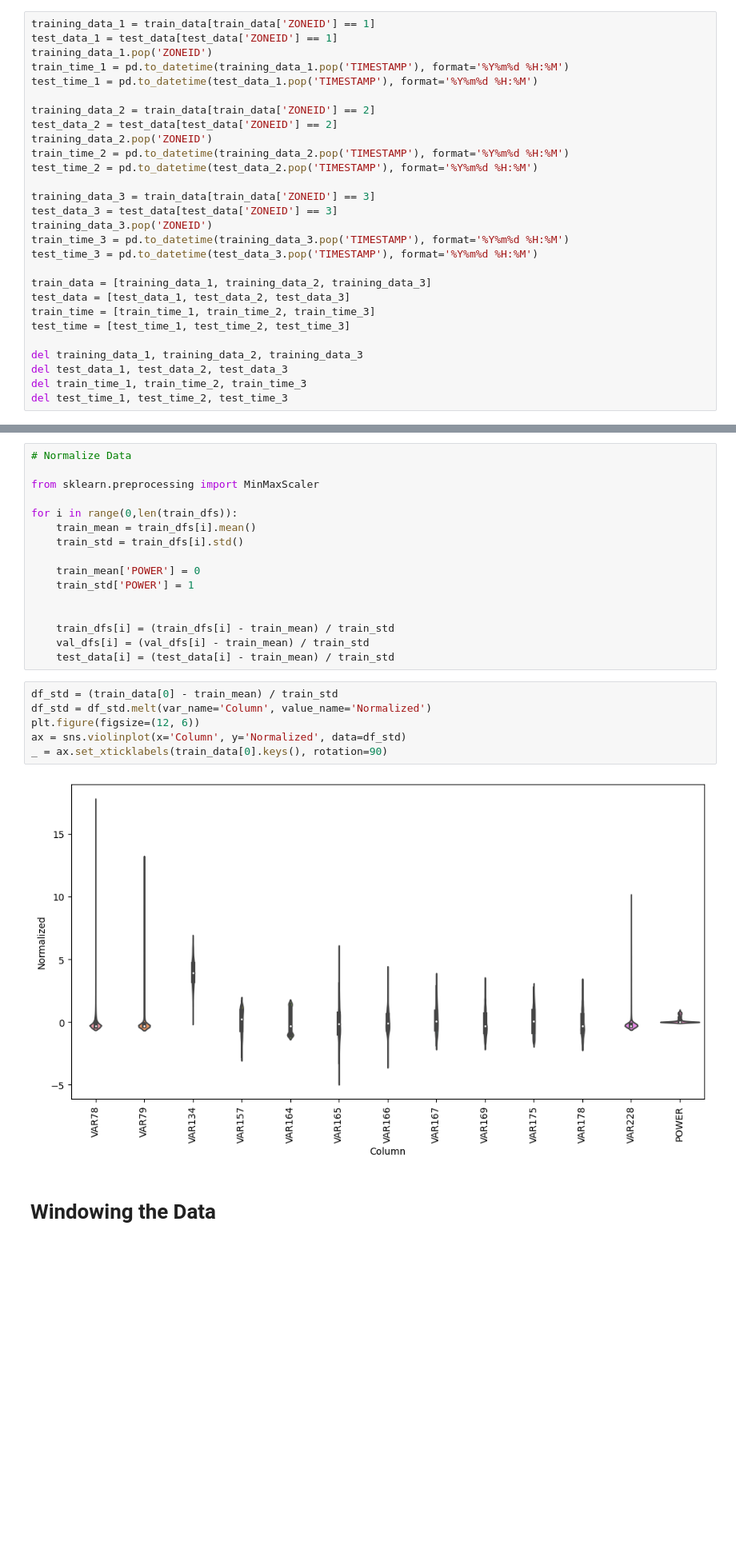
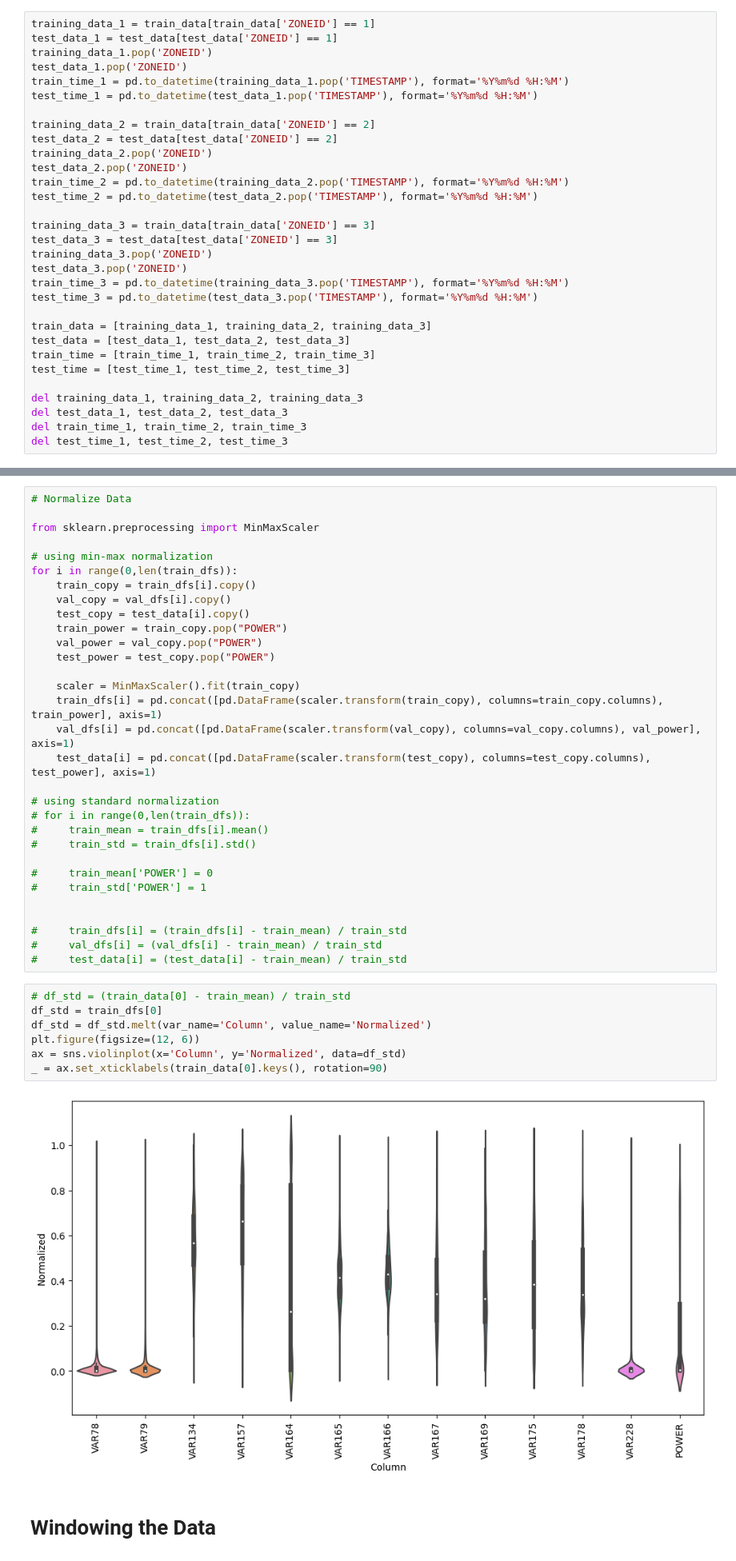
Before and after one commit to antoniolang1107/Solar-Power, a Jupyter notebook: solar.ipynb, the cells around one changed output, grey strips where cells are left out. Shown at 80% size. Saved outputs shown, nothing was run; the diff lists cells and outputs as text; blank space fills up the shorter version.

Commit message:
Implemented min-max normalization Fixed error where ZONEID was not being removed from the test datasets

```diff
--- a/solar.ipynb
+++ b/solar.ipynb
@@ -32,18 +32,21 @@ train_data.head()
 training_data_1 = train_data[train_data['ZONEID'] == 1]
 test_data_1 = test_data[test_data['ZONEID'] == 1]
 training_data_1.pop('ZONEID')
+test_data_1.pop('ZONEID')
 train_time_1 = pd.to_datetime(training_data_1.pop('TIMESTAMP'), format='%Y%m%d %H:%M')
 test_time_1 = pd.to_datetime(test_data_1.pop('TIMESTAMP'), format='%Y%m%d %H:%M')
 
 training_data_2 = train_data[train_data['ZONEID'] == 2]
 test_data_2 = test_data[test_data['ZONEID'] == 2]
 training_data_2.pop('ZONEID')
+test_data_2.pop('ZONEID')
 train_time_2 = pd.to_datetime(training_data_2.pop('TIMESTAMP'), format='%Y%m%d %H:%M')
 test_time_2 = pd.to_datetime(test_data_2.pop('TIMESTAMP'), format='%Y%m%d %H:%M')
 
 training_data_3 = train_data[train_data['ZONEID'] == 3]
 test_data_3 = test_data[test_data['ZONEID'] == 3]
 training_data_3.pop('ZONEID')
+test_data_3.pop('ZONEID')
 train_time_3 = pd.to_datetime(training_data_3.pop('TIMESTAMP'), format='%Y%m%d %H:%M')
 test_time_3 = pd.to_datetime(test_data_3.pop('TIMESTAMP'), format='%Y%m%d %H:%M')
 
@@ -175,25 +178,41 @@ for dataset in train_data:
 
 from sklearn.preprocessing import MinMaxScaler
 
+# using min-max normalization
 for i in range(0,len(train_dfs)):
-    train_mean = train_dfs[i].mean()
-    train_std = train_dfs[i].std()
+    train_copy = train_dfs[i].copy()
+    val_copy = val_dfs[i].copy()
+    test_copy = test_data[i].copy()
+    train_power = train_copy.pop("POWER")
+    val_power = val_copy.pop("POWER")
+    test_power = test_copy.pop("POWER")
 
-    train_mean['POWER'] = 0
-    train_std['POWER'] = 1
+    scaler = MinMaxScaler().fit(train_copy)
+    train_dfs[i] = pd.concat([pd.DataFrame(scaler.transform(train_copy), columns=train_copy.columns), train_power], axis=1)
+    val_dfs[i] = pd.concat([pd.DataFrame(scaler.transform(val_copy), columns=val_copy.columns), val_power], axis=1)
+    test_data[i] = pd.concat([pd.DataFrame(scaler.transform(test_copy), columns=test_copy.columns), test_power], axis=1)
+
+# using standard normalization
+# for i in range(0,len(train_dfs)):
+#     train_mean = train_dfs[i].mean()
+#     train_std = train_dfs[i].std()
+
+#     train_mean['POWER'] = 0
+#     train_std['POWER'] = 1
 
 
-    train_dfs[i] = (train_dfs[i] - train_mean) / train_std
-    val_dfs[i] = (val_dfs[i] - train_mean) / train_std
-    test_data[i] = (test_data[i] - train_mean) / train_std
+#     train_dfs[i] = (train_dfs[i] - train_mean) / train_std
+#     val_dfs[i] = (val_dfs[i] - train_mean) / train_std
+#     test_data[i] = (test_data[i] - train_mean) / train_std
 # %%
-df_std = (train_data[0] - train_mean) / train_std
+# df_std = (train_data[0] - train_mean) / train_std
+df_std = train_dfs[0]
 df_std = df_std.melt(var_name='Column', value_name='Normalized')
 plt.figure(figsize=(12, 6))
 ax = sns.violinplot(x='Column', y='Normalized', data=df_std)
 _ = ax.set_xticklabels(train_data[0].keys(), rotation=90)
 # %% [output]
-[figure, old version]
+[figure, new version]
 # %% [markdown]
 # Windowing the Data
 # %% [markdown]
```
Also changed, not shown: parts of 1 cell of this notebook.
